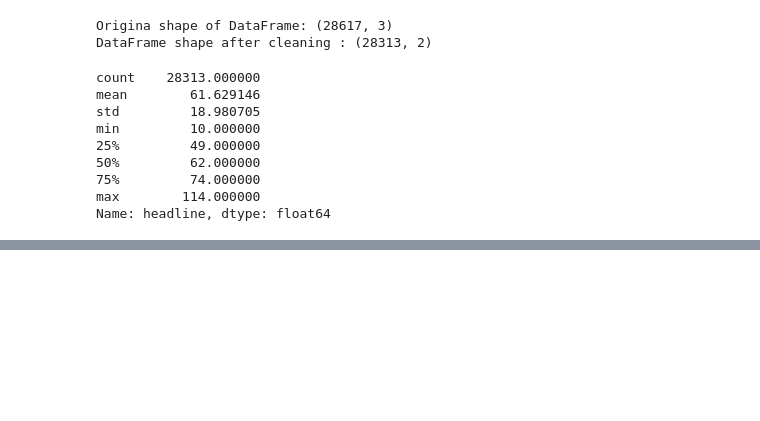
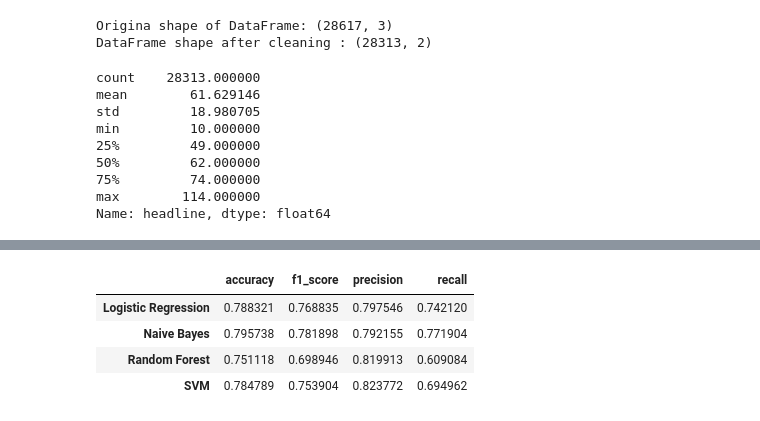
Before and after one commit to navti/MLProjects, a Jupyter notebook: sarcasm_detection/sarcasm.ipynb, the cells around one changed output, grey strips where cells are left out. Saved outputs shown, nothing was run; the diff lists cells and outputs as text; code cells hidden in the pictures; blank space fills up the shorter version.

```diff
--- a/sarcasm_detection/sarcasm.ipynb
+++ b/sarcasm_detection/sarcasm.ipynb
@@ -122,0 +189,39 @@ Name: headline, dtype: float64
+# %%
+# Vectorize text data
+vectorizer = CountVectorizer()
+X_train_vec = vectorizer.fit_transform(X_train)
+X_test_vec = vectorizer.transform(X_test)
+
+# List of models to train
+models = {
+'Logistic Regression': LogisticRegression(max_iter=1000),
+'Naive Bayes': MultinomialNB(),
+'Random Forest': RandomForestClassifier(),
+'SVM': SVC()
+}
+# %%
+results = {}
+predictions = {}
+
+# train and evaluate models
+for model_name, model in models.items():
+    model.fit(X_train_vec, y_train)
+    y_pred = model.predict(X_test_vec)
+
+    # evaluate
+    results[model_name] = {
+        'accuracy': accuracy_score(y_test, y_pred),
+        'f1_score': f1_score(y_test, y_pred),
+        'precision': precision_score(y_test, y_pred),
+        'recall': recall_score(y_test, y_pred)
+    }
+
+results_df = pd.DataFrame(results).T
+# %%
+results_df.head()
+# %% [output]
+|  | accuracy | f1_score | precision | recall |
+| Logistic Regression | 0.788321 | 0.768835 | 0.797546 | 0.742120 |
+| Naive Bayes | 0.795738 | 0.781898 | 0.792155 | 0.771904 |
+| Random Forest | 0.751118 | 0.698946 | 0.819913 | 0.609084 |
+| SVM | 0.784789 | 0.753904 | 0.823772 | 0.694962 |
```
Also changed, not shown: parts of 8 cells of this notebook.
